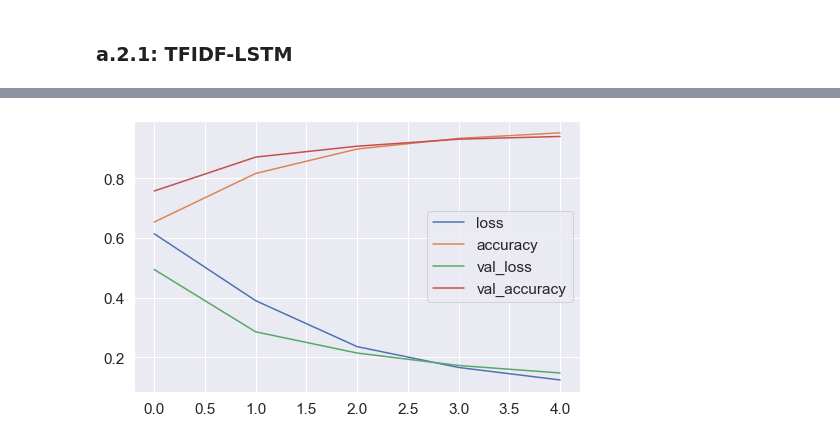
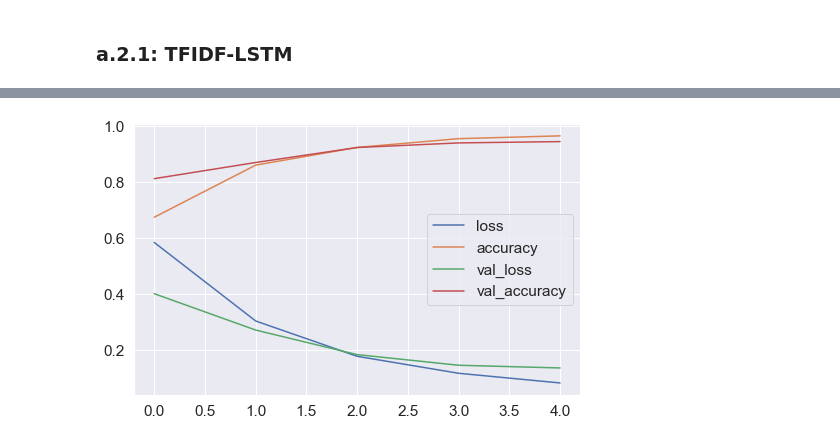
Before and after one commit to icesupakorn/NLA, a Jupyter notebook: Summative_v.4.ipynb, the cells around one changed output, grey strips where cells are left out. Drawn from its saved outputs; the diff is of its cells as text; code cells hidden in the pictures.

```diff
--- a/Summative_v.4.ipynb
+++ b/Summative_v.4.ipynb
@@ -77,5 +74,6 @@ test = merge_stance_body(test_stance, test_body)
 # %%
-train, val = train_test_split(train_val, test_size=0.20, random_state=seed)
+train, test = train_test_split(df, test_size=0.30, random_state=seed)
+train, val = train_test_split(train, test_size=0.20, random_state=seed)
 # %%
 print(train.shape)
 train.head()
@@ -225,9 +223,9 @@ def stack_tfidf(X):
     stacked_tfidf = hstack([header_tfidf, body_tfidf])
     return stacked_tfidf
 
-X_train = stack_tfidf(X_train)
-X_val = stack_tfidf(X_val)
-X_test = stack_tfidf(X_test)
+X_train_tfidf = stack_tfidf(X_train)
+X_val_tfidf = stack_tfidf(X_val)
+X_test_tfidf = stack_tfidf(X_test)
 # %%
 tfidf_size = X_test.shape
 print('tfidf_size:', tfidf_size)
@@ -270,7 +268,7 @@ parameters = {
     'C': [1.0, 10],
     'gamma': [1, 'auto']}
 model = GridSearchCV(SVC(kernel='rbf'), parameters, cv=3, n_jobs=-1)
-model.fit(X_train, Y_train)
+model.fit(X_train_tfidf, Y_train)
 # %% [output]
 GridSearchCV(cv=3, estimator=SVC(), n_jobs=-1,
              param_grid={'C': [1.0, 10], 'gamma': [1, 'auto']})
@@ -306,6 +304,6 @@ def prepare_lstm(X, Y):
     Y = np.array(Y)
     return X, Y
 
-X_train, Y_train = prepare_lstm(X_train, Y_train)
-X_val, Y_val = prepare_lstm(X_val, Y_val)
-X_test, Y_test = prepare_lstm(X_test, Y_test)
+X_train_tfidf, Y_train = prepare_lstm(X_train_tfidf, Y_train)
+X_val_tfidf, Y_val = prepare_lstm(X_val_tfidf, Y_val)
+X_test_tfidf, Y_test = prepare_lstm(X_test_tfidf, Y_test)
@@ -327,16 +325,14 @@ model2.add(keras.layers.LSTM(1000,
                             input_shape=(None, 1000),
                             return_sequences=True))
 model2.add(keras.layers.Dropout(0.2))
-#model2.add(keras.layers.LSTM(1000))
-#model2.add(keras.layers.Dropout(0.2))
 model2.add(keras.layers.Dense(1, activation='sigmoid'))
 model2.compile(
     loss='binary_crossentropy',
     optimizer='adam',
     metrics = ['accuracy'])
-history = model2.fit(X_train, Y_train,
-                    validation_data=(X_val, Y_val),
-                    epochs=5, batch_size=32, verbose=1)
+history = model2.fit(X_train_tfidf, Y_train,
+                    validation_data=(X_val_tfidf, Y_val),
+                    epochs=5, batch_size=8, verbose=1)
 pd.DataFrame(history.history).plot(figsize=(8, 5))
 plt.grid(True)
 # %% [output]
@@ -353,2 +349,2 @@ Epoch 5/5
-[figure, old version]
+[figure, new version]
 # %%
```
Also changed, not shown: parts of 74 cells of this notebook.
